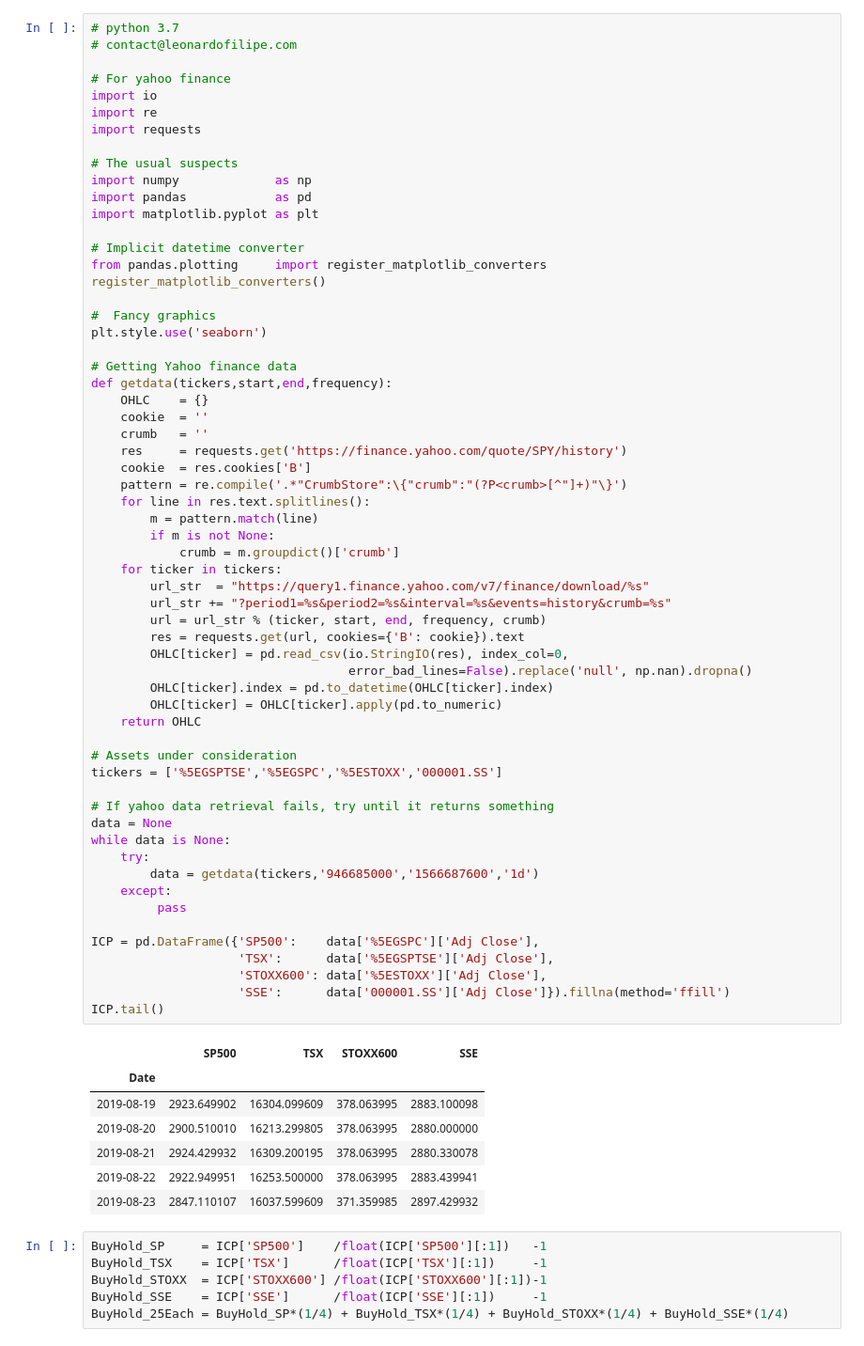
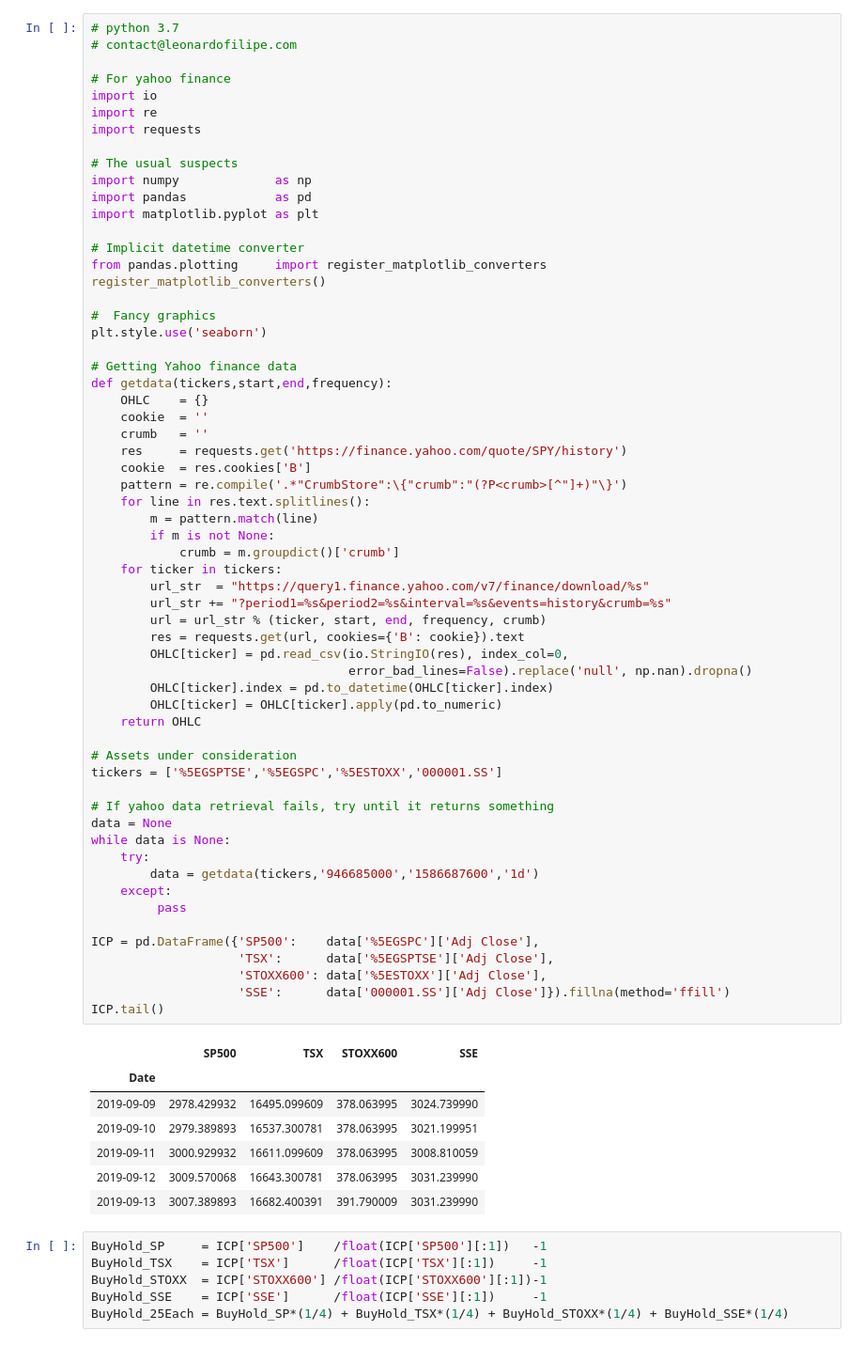
Before and after one commit to LongOnly/Quantitative-Notebooks, a Jupyter notebook: AssetAllocation.ipynb, the cells around one changed output. Shown: that part at 94% size. Drawn from its saved outputs; the diff is of its cells as text.

```diff
--- a/AssetAllocation.ipynb
+++ b/AssetAllocation.ipynb
@@ -33,39 +33,39 @@ def getdata(tickers,start,end,frequency):
             crumb = m.groupdict()['crumb']
     for ticker in tickers:
         url_str  = "https://query1.finance.yahoo.com/v7/finance/download/%s"
         url_str += "?period1=%s&period2=%s&interval=%s&events=history&crumb=%s"
         url = url_str % (ticker, start, end, frequency, crumb)
         res = requests.get(url, cookies={'B': cookie}).text
         OHLC[ticker] = pd.read_csv(io.StringIO(res), index_col=0,
                                    error_bad_lines=False).replace('null', np.nan).dropna()
         OHLC[ticker].index = pd.to_datetime(OHLC[ticker].index)
         OHLC[ticker] = OHLC[ticker].apply(pd.to_numeric)
     return OHLC
 
 # Assets under consideration
 tickers = ['%5EGSPTSE','%5EGSPC','%5ESTOXX','000001.SS']
 
 # If yahoo data retrieval fails, try until it returns something
 data = None
 while data is None:
     try:
-        data = getdata(tickers,'946685000','1566687600','1d')
+        data = getdata(tickers,'946685000','1586687600','1d')
     except:
          pass
 
 ICP = pd.DataFrame({'SP500':    data['%5EGSPC']['Adj Close'],
                     'TSX':      data['%5EGSPTSE']['Adj Close'],
                     'STOXX600': data['%5ESTOXX']['Adj Close'],
                     'SSE':      data['000001.SS']['Adj Close']}).fillna(method='ffill')
 ICP.tail()
 # %% [output]
 |  | SP500 | TSX | STOXX600 | SSE |
 | Date |  |  |  |  |
-| 2019-08-19 | 2923.649902 | 16304.099609 | 378.063995 | 2883.100098 |
-| 2019-08-20 | 2900.510010 | 16213.299805 | 378.063995 | 2880.000000 |
-| 2019-08-21 | 2924.429932 | 16309.200195 | 378.063995 | 2880.330078 |
-| 2019-08-22 | 2922.949951 | 16253.500000 | 378.063995 | 2883.439941 |
-| 2019-08-23 | 2847.110107 | 16037.599609 | 371.359985 | 2897.429932 |
+| 2019-09-09 | 2978.429932 | 16495.099609 | 378.063995 | 3024.739990 |
+| 2019-09-10 | 2979.389893 | 16537.300781 | 378.063995 | 3021.199951 |
+| 2019-09-11 | 3000.929932 | 16611.099609 | 378.063995 | 3008.810059 |
+| 2019-09-12 | 3009.570068 | 16643.300781 | 378.063995 | 3031.239990 |
+| 2019-09-13 | 3007.389893 | 16682.400391 | 391.790009 | 3031.239990 |
 # %%
 BuyHold_SP     = ICP['SP500']    /float(ICP['SP500'][:1])   -1
 BuyHold_TSX    = ICP['TSX']      /float(ICP['TSX'][:1])     -1
```
Also changed, not shown: parts of 5 cells of this notebook, 3 other files.
